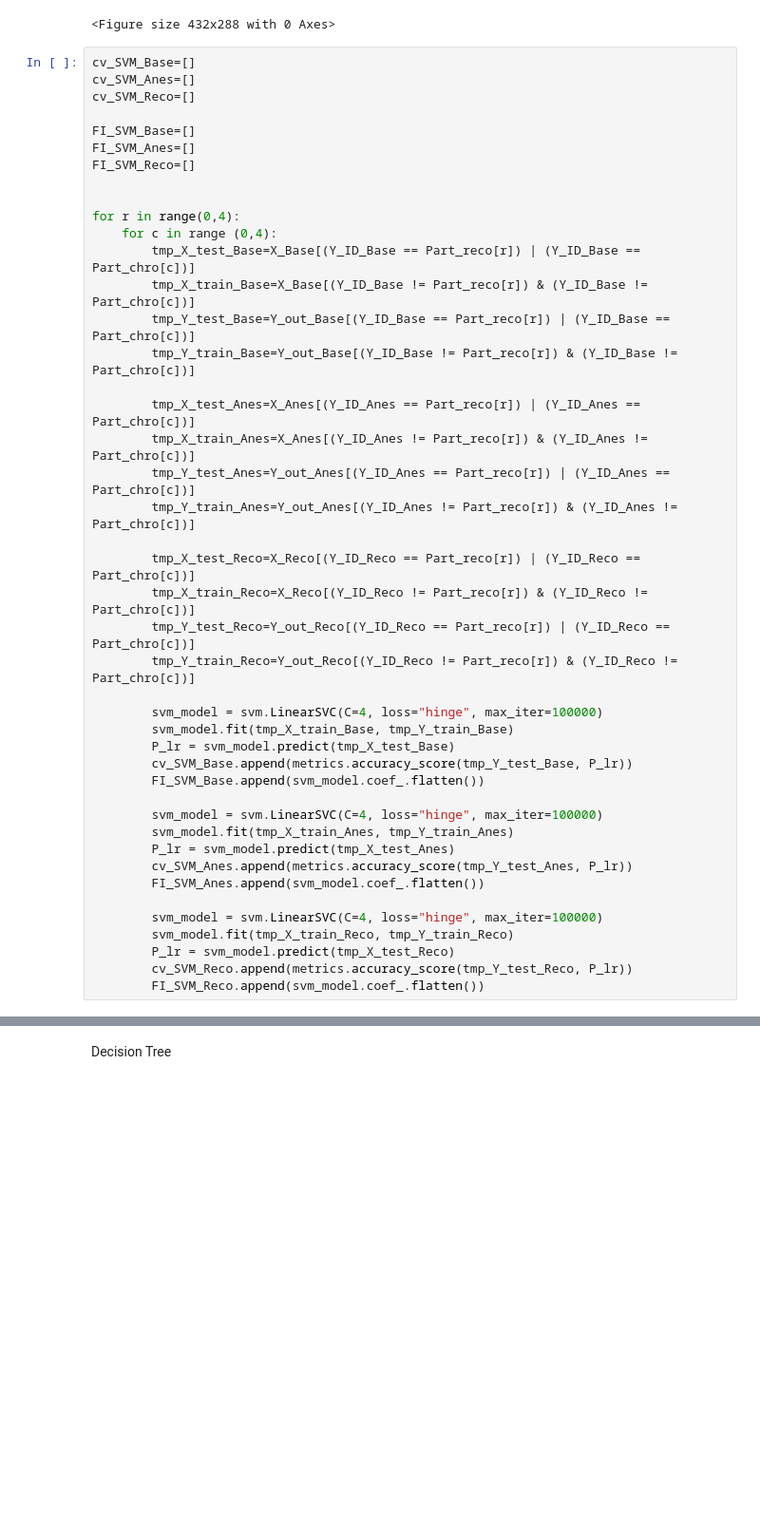
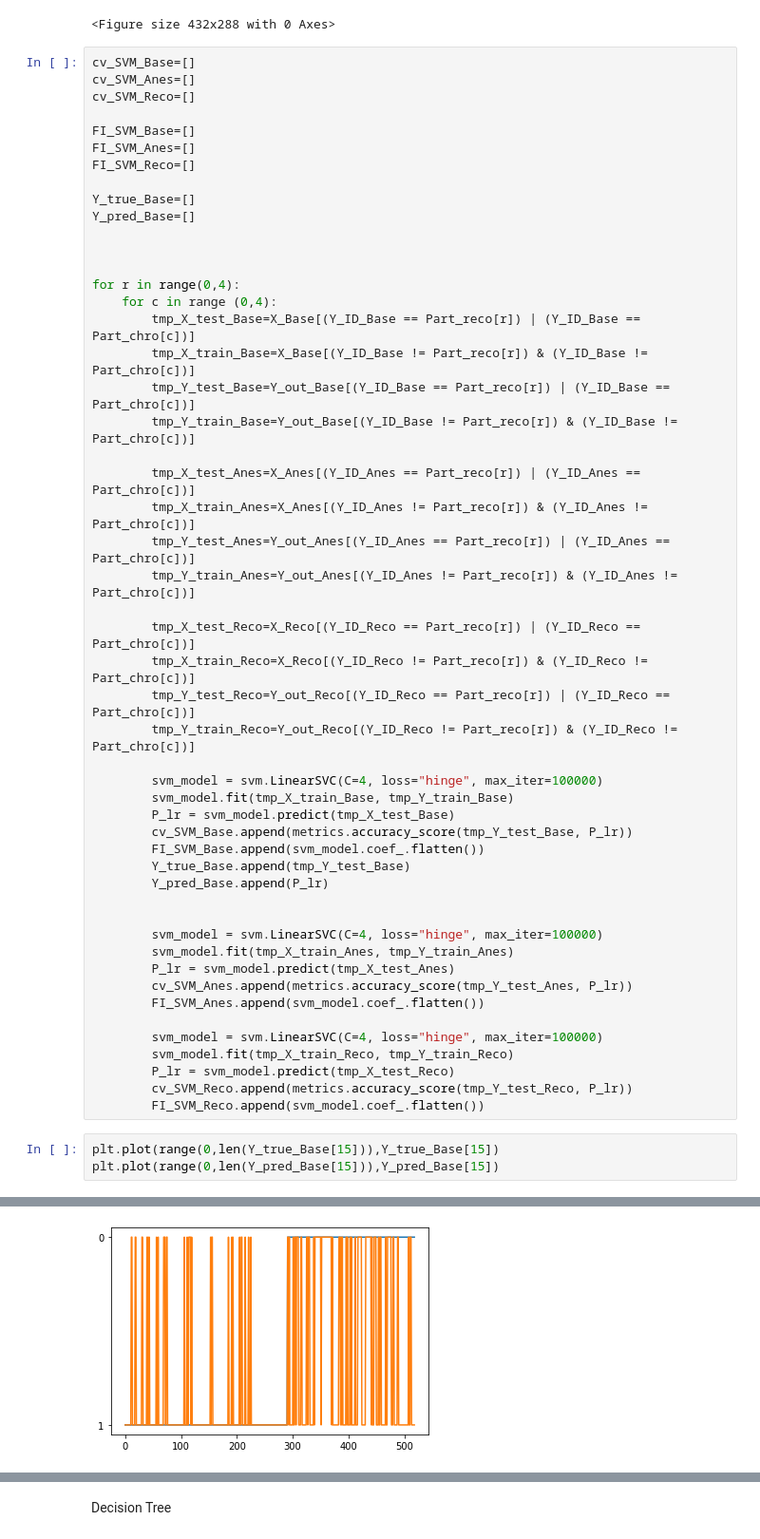
Before and after one commit to BIAPT/Scripts, a Jupyter notebook: DOC_Clustering/classifier_wPLI.ipynb, the cells around one changed output, grey strips where cells are left out. Shown at 95% size. Cells and saved outputs as stored; diff of their text form; blank space fills up the shorter version.

```diff
--- a/DOC_Clustering/classifier_wPLI.ipynb
+++ b/DOC_Clustering/classifier_wPLI.ipynb
@@ -265,6 +274,10 @@ cv_SVM_Reco=[]
 FI_SVM_Base=[]
 FI_SVM_Anes=[]
 FI_SVM_Reco=[]
+
+Y_true_Base=[]
+Y_pred_Base=[]
+
 
 
 for r in range(0,4):
@@ -289,6 +302,9 @@ for r in range(0,4):
         P_lr = svm_model.predict(tmp_X_test_Base)
         cv_SVM_Base.append(metrics.accuracy_score(tmp_Y_test_Base, P_lr))
         FI_SVM_Base.append(svm_model.coef_.flatten())
+        Y_true_Base.append(tmp_Y_test_Base)
+        Y_pred_Base.append(P_lr)
+
 
         svm_model = svm.LinearSVC(C=4, loss="hinge", max_iter=100000)
         svm_model.fit(tmp_X_train_Anes, tmp_Y_train_Anes)
@@ -301,3 +317,7 @@ for r in range(0,4):
         P_lr = svm_model.predict(tmp_X_test_Reco)
         cv_SVM_Reco.append(metrics.accuracy_score(tmp_Y_test_Reco, P_lr))
         FI_SVM_Reco.append(svm_model.coef_.flatten())
+# %%
+plt.plot(range(0,len(Y_true_Base[15])),Y_true_Base[15])
+plt.plot(range(0,len(Y_pred_Base[15])),Y_pred_Base[15])
+# %% [output]
@@ -304,3 +325,4 @@ for r in range(0,4):
+[figure, added]
 # %%
 plt.plot(cv_SVM_Base)
 plt.plot(cv_SVM_Anes)
```
Also changed, not shown: parts of 14 cells of this notebook, 9 other files.
